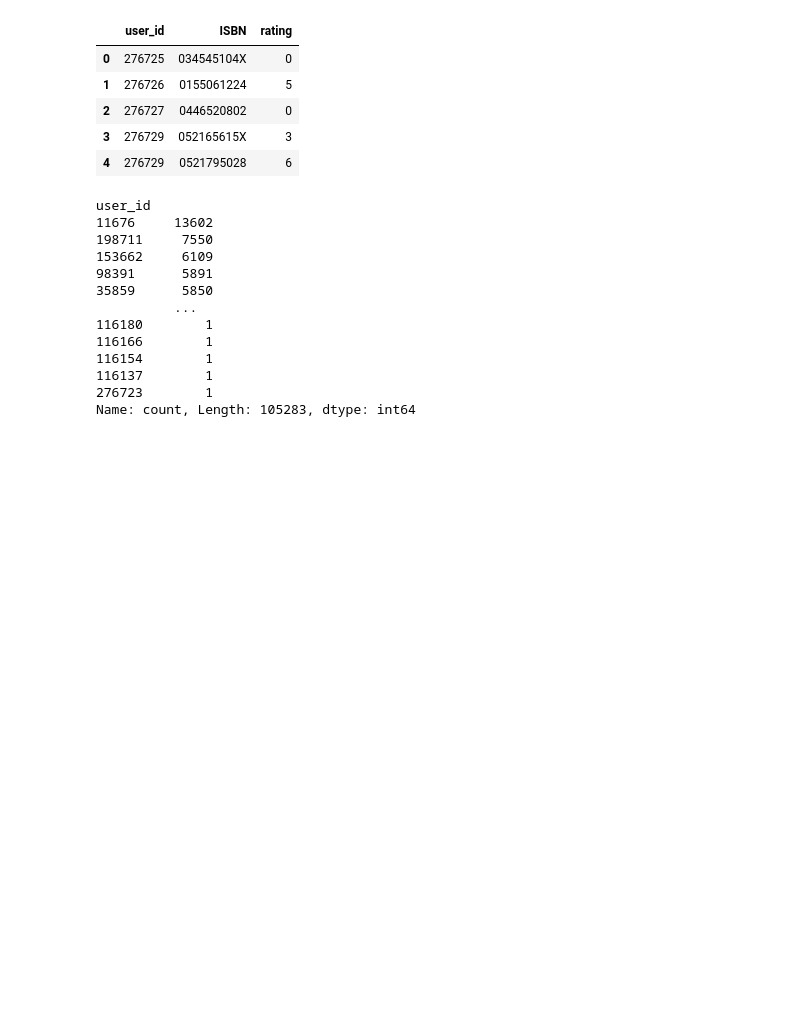
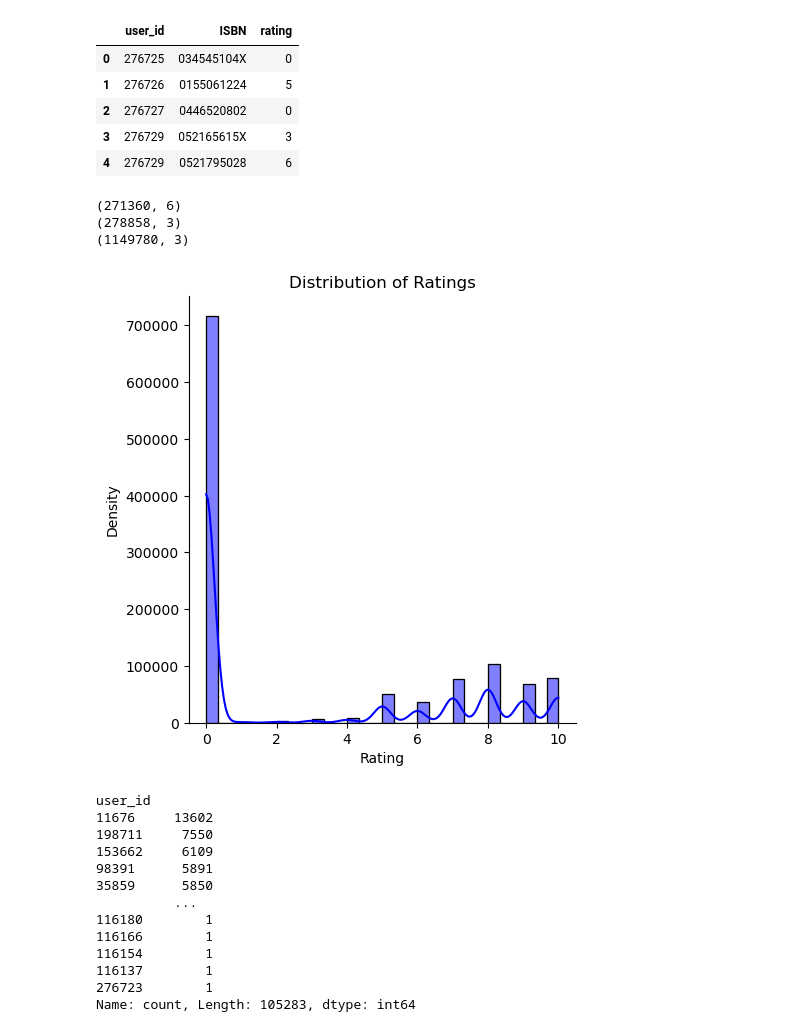
Before and after one commit to SubasishMula2001/Books_Recommender, a Jupyter notebook: Books Recommender.ipynb, the cells around one changed output. Cells and saved outputs as stored; diff of their text form; code cells hidden in the pictures; blank space fills up the shorter version.

```diff
--- a/Books Recommender.ipynb
+++ b/Books Recommender.ipynb
@@ -97,6 +89,26 @@ ratings.head()
 | 2 | 276727 | 0446520802 | 0 |
 | 3 | 276729 | 052165615X | 3 |
 | 4 | 276729 | 0521795028 | 6 |
+# %%
+print(books.shape)
+print(users.shape)
+print(ratings.shape)
+# %% [output]
+(271360, 6)
+(278858, 3)
+(1149780, 3)
+# %%
+import seaborn as sns
+sns.displot(ratings['rating'], kde=True, bins=30, color='blue')
+
+
+plt.title('Distribution of Ratings')
+plt.xlabel('Rating')
+plt.ylabel('Density')
+
+plt.show()
+# %% [output]
+[figure, added]
 # %%
 ratings['user_id'].value_counts()
 # %% [output]
```
Also changed, not shown: parts of 3 cells of this notebook.
